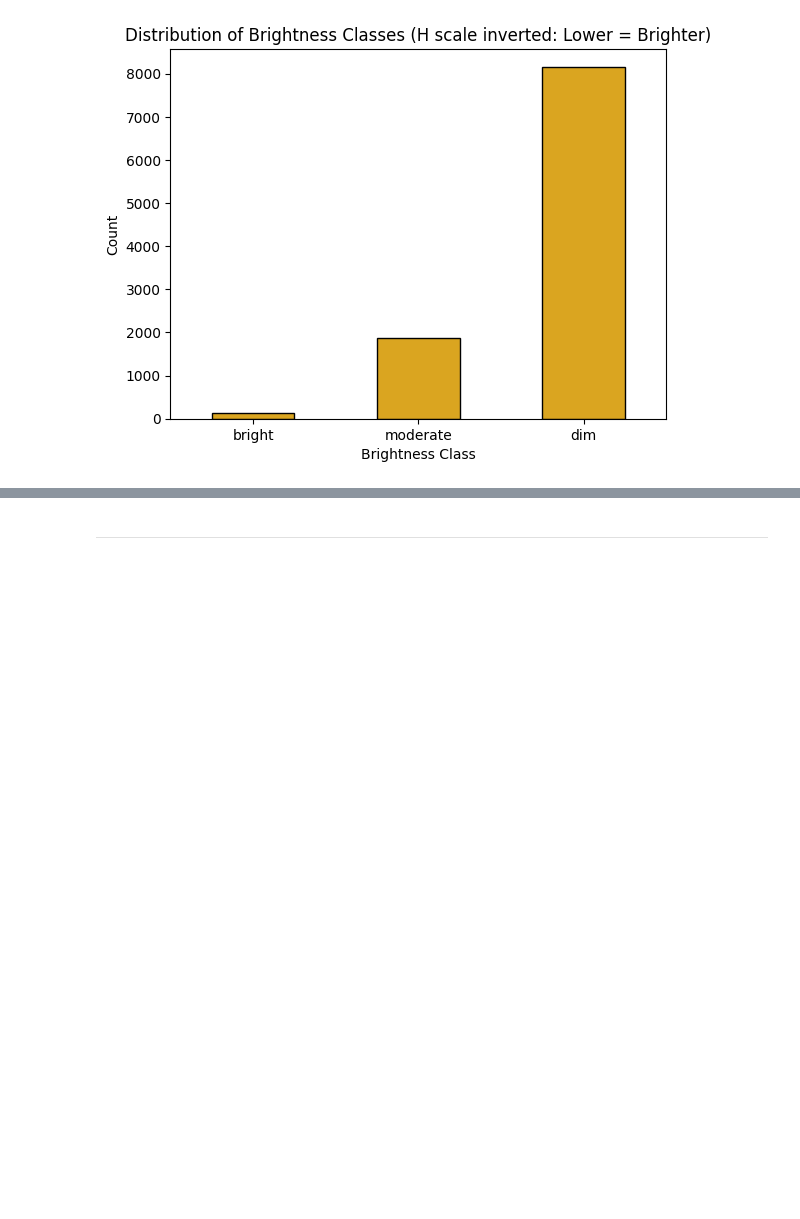
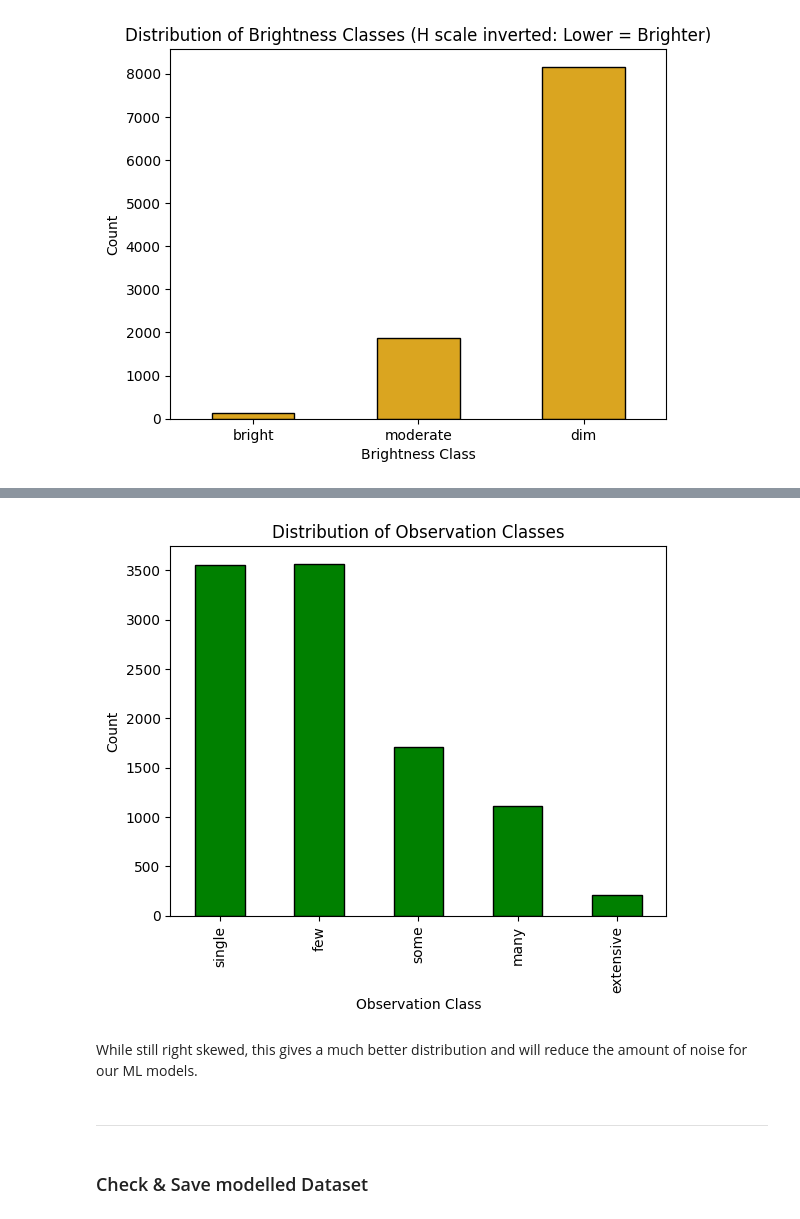
Before and after one commit to Mikeecee1/Near-Earth-Asteroid-Analysis, a Jupyter notebook: jupyter_notebooks/Modelling.ipynb, the cells around one changed output, grey strips where cells are left out. Drawn from its saved outputs; the diff is of its cells as text; code cells hidden in the pictures; blank space fills up the shorter version.

Commit message:
Completed Modelling notebook - saved model dataset to csv

```diff
--- a/jupyter_notebooks/Modelling.ipynb
+++ b/jupyter_notebooks/Modelling.ipynb
@@ -436,0 +450,10 @@ plt.show()
+# %%
+# df_model must contain 'observations' (integer count)
+obs_bins = [0, 1, 3, 6, 12, df_model["observations"].max()]
+obs_labels = ["single", "few", "some", "many", "extensive"]
+
+df_model["observation_class"] = pd.cut(
+    df_model["observations"], bins=obs_bins, labels=obs_labels, include_lowest=True
+)
+
+print(df_model["observation_class"].value_counts(dropna=False))
@@ -437,2 +468,15 @@ plt.show()
+# %%
+df_model['observation_class'].value_counts().sort_index().plot(
+    kind="bar", color="green", edgecolor="black", title="Distribution of Observation Classes"
+)
+plt.xlabel("Observation Class")
+plt.ylabel("Count")
+plt.show()
+# %% [output]
+[figure, added]
+# %% [markdown]
+While still right skewed, this gives a much better distribution and will reduce the amount of noise for our ML models.
 # %% [markdown]
 ---
+# %% [markdown]
+### Check & Save modelled Dataset
```
Also changed, not shown: parts of 8 cells of this notebook, 1 other file.
